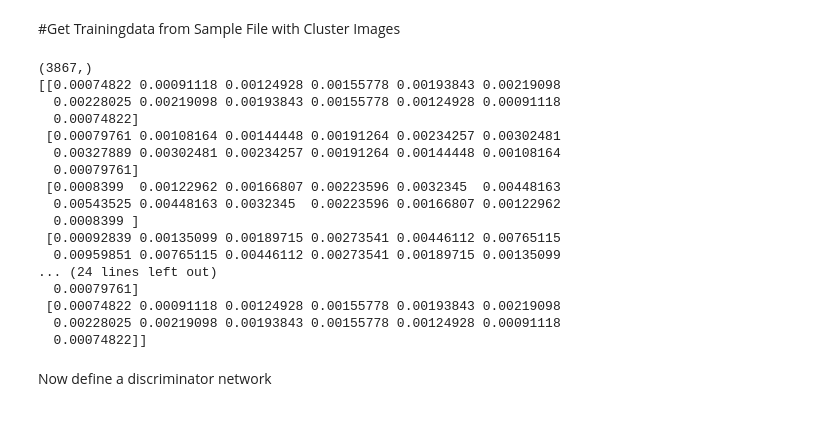
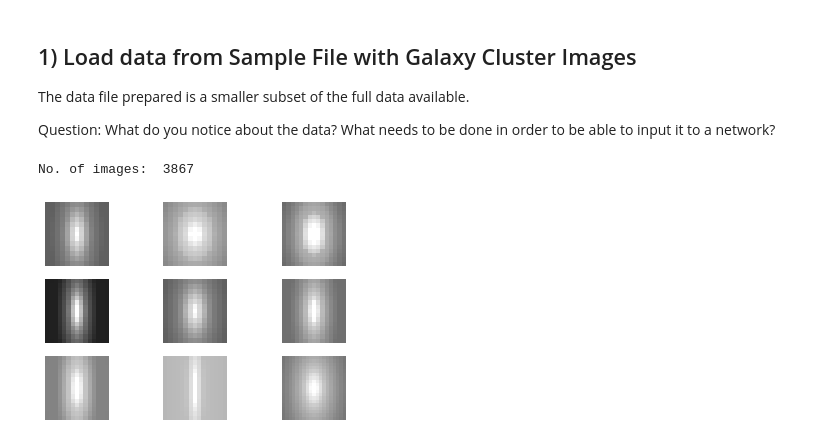
Before and after one commit to csheneka/GAN-tutorial, a Jupyter notebook: GAN_Xray_cluster.ipynb, the cells around one changed output. Cells and saved outputs as stored; diff of their text form; code cells hidden in the pictures.

```diff
--- a/GAN_Xray_cluster.ipynb
+++ b/GAN_Xray_cluster.ipynb
@@ -9,37 +30,26 @@ from PIL import Image
 import cv2
-# %% [markdown]
-#Get Trainingdata from Sample File with Cluster Images
+# %% [markdown]
+## 1) Load data from Sample File with Galaxy Cluster Images
+
+The data file prepared is a smaller subset of the full data available.
+
+Question: What do you notice about the data? What needs to be done in order to be able to input it to a network?
 # %%
-#np_load_old = np.load
-#np.load = lambda *a,**k: np_load_old(*a, allow_pickle=True)
-#np.load.__defaults__=(None, True, True, 'ASCII')
-data = np.load('imagedata.npy')#, allow_pickle=True)
-# i=10
-print(data.shape)
-print(data[0])
+data = np.load('imagedata.npy')
+N_image = data.shape[0]
+print('No. of images: ', N_image)
 
-#while i<5:
-#    print(data[np.random.randint(0,1000)].shape)
-#    fig=plt.figure()
-#    plt.imshow(data[np.random.randint(0,1000)], cmap='gray',norm=cm.colors.LogNorm(vmin=3e-7,vmax=0.025))
-#    plt.colorbar()
-#    plt.show()
-#    i=i+1
+# let's have a look at some images
+i=0
+n_axis = 3
+n_samples = n_axis*n_axis
+
+for i in range(n_samples):
+    plt.subplot(n_axis, n_axis, 1 + i)
+    plt.axis('off')
+    #print(data[np.random.randint(0,1000)].shape)
+    plt.imshow(data[np.random.randint(0,1000)], cmap='gray',norm=cm.colors.LogNorm(vmin=3e-7,vmax=0.025))
+plt.show()
 # %% [output]
-(3867,)
-[[0.00074822 0.00091118 0.00124928 0.00155778 0.00193843 0.00219098
-  0.00228025 0.00219098 0.00193843 0.00155778 0.00124928 0.00091118
-  0.00074822]
- [0.00079761 0.00108164 0.00144448 0.00191264 0.00234257 0.00302481
-  0.00327889 0.00302481 0.00234257 0.00191264 0.00144448 0.00108164
-  0.00079761]
- [0.0008399  0.00122962 0.00166807 0.00223596 0.0032345  0.00448163
-  0.00543525 0.00448163 0.0032345  0.00223596 0.00166807 0.00122962
-  0.0008399 ]
- [0.00092839 0.00135099 0.00189715 0.00273541 0.00446112 0.00765115
-  0.00959851 0.00765115 0.00446112 0.00273541 0.00189715 0.00135099
-... (24 lines left out)
-  0.00079761]
- [0.00074822 0.00091118 0.00124928 0.00155778 0.00193843 0.00219098
-  0.00228025 0.00219098 0.00193843 0.00155778 0.00124928 0.00091118
-  0.00074822]]
+No. of images:  3867
+[figure, added]
@@ -88,2 +55,0 @@ while i<10:
-# %% [markdown]
-Now define a discriminator network
```
Also changed, not shown: parts of 26 cells of this notebook, 1 other file.
